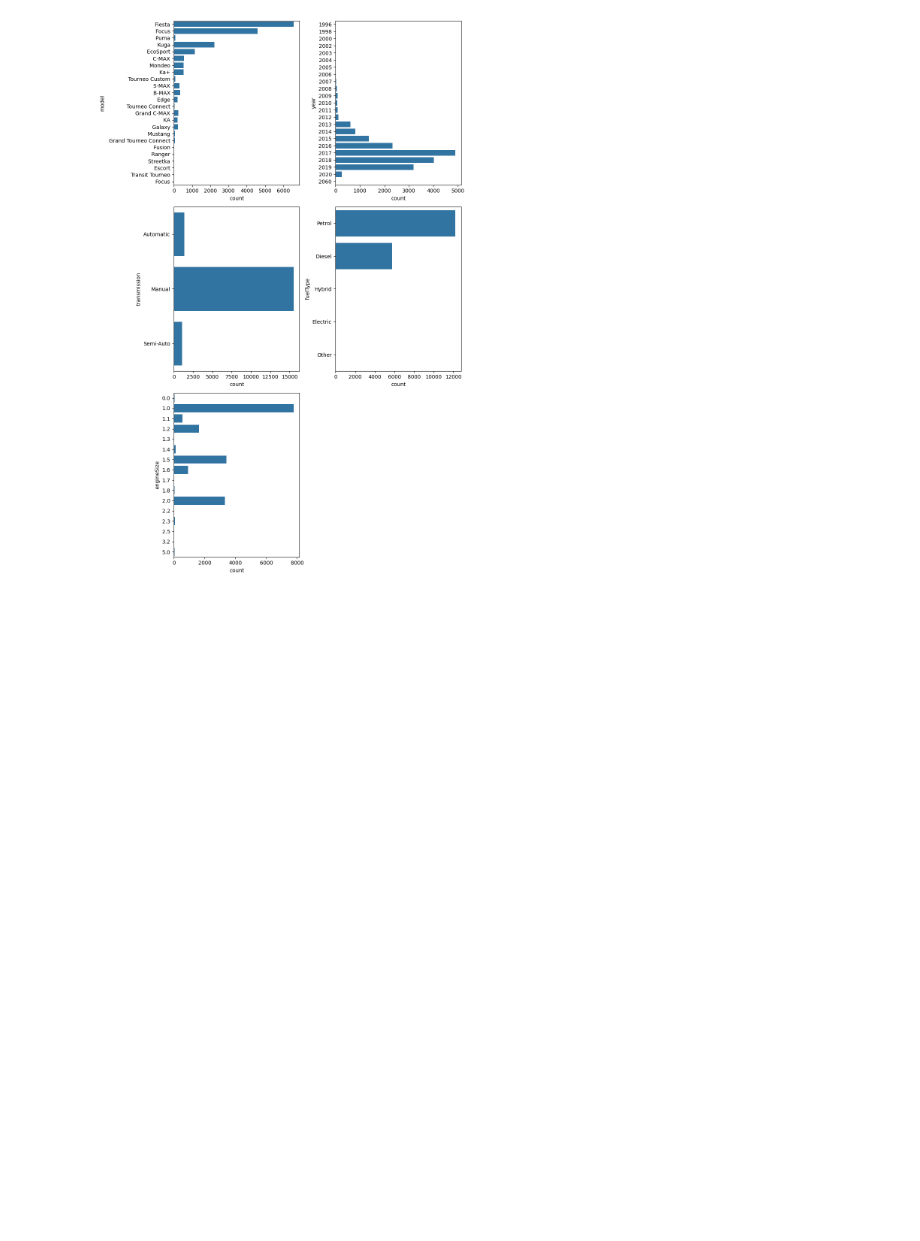
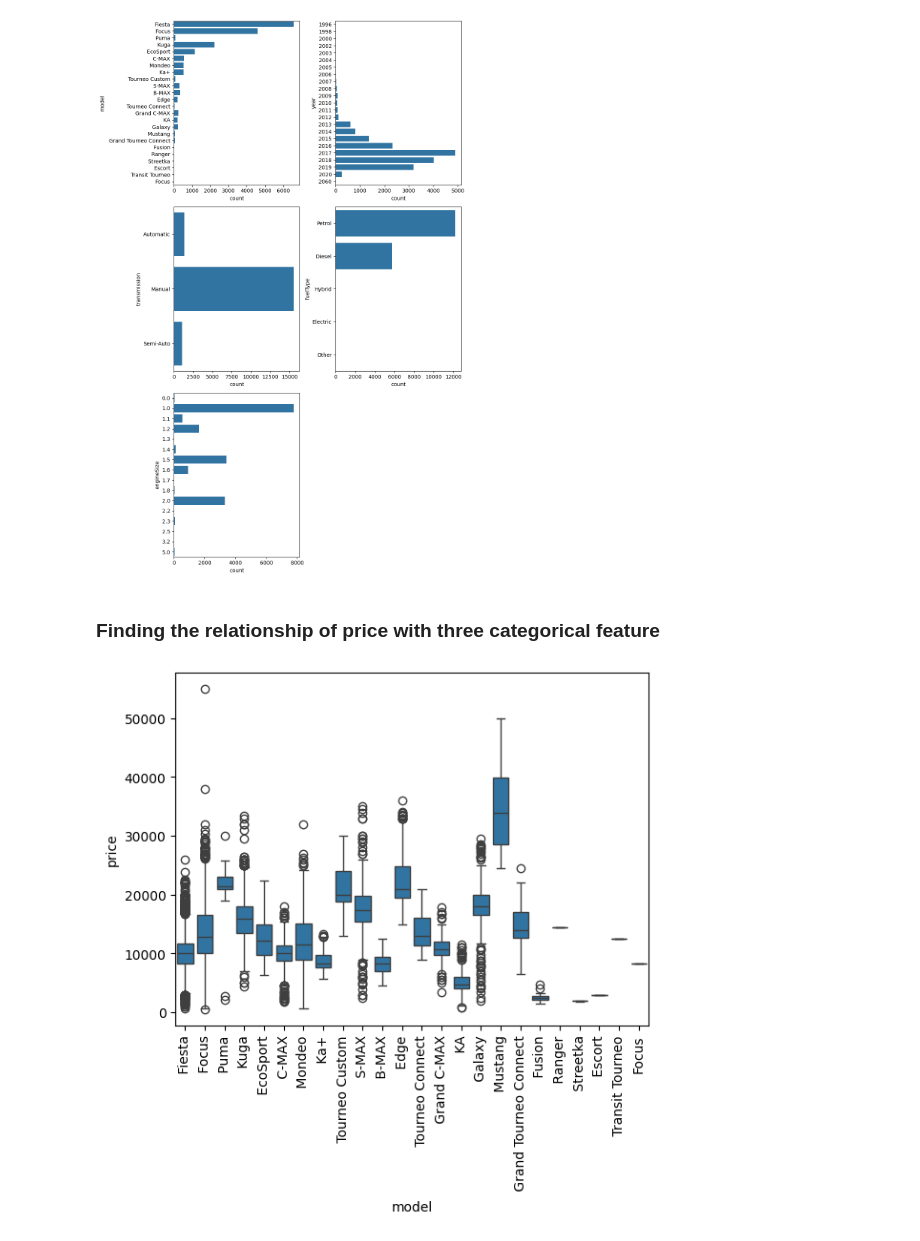
Before and after one commit to wasif-h/Car_Price_Prediction, a Jupyter notebook: prediction.ipynb, the cells around one changed output. Cells and saved outputs as stored; diff of their text form; code cells hidden in the pictures; blank space fills up the shorter version.

```diff
--- a/prediction.ipynb
+++ b/prediction.ipynb
@@ -152,3 +169,11 @@ for j in range(i+1, len(axes)):
 plt.tight_layout()
 # %% [output]
 [figure]
+# %% [markdown]
+### Finding the relationship of price with three categorical feature
+# %%
+sns.boxplot(x = 'model', y = 'price',data=df)
+plt.xticks(rotation=90)
+plt.show()
+# %% [output]
+[figure, added]
```
Also changed, not shown: parts of 8 cells of this notebook.
